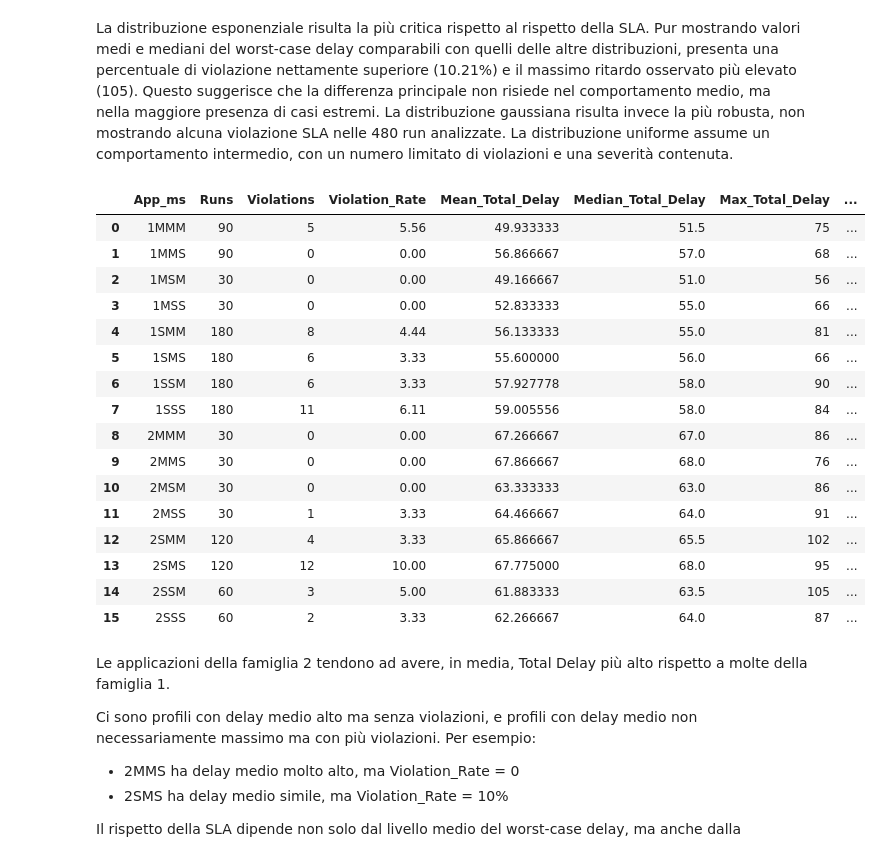
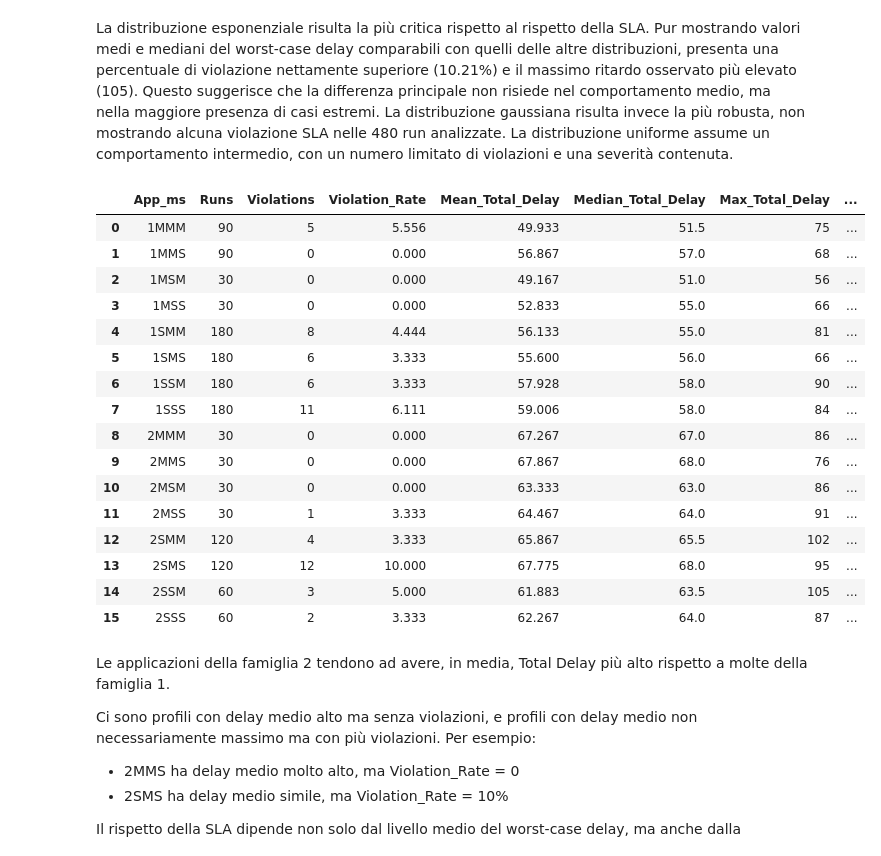
Before and after one commit to Damiano-Gilodi/EdgeSimPy-CAVIA, a Jupyter notebook: analysis/02_analysis_sla_data_user.ipynb, the cells around one changed output. Cells and saved outputs as stored; diff of their text form; code cells hidden in the pictures.

```diff
--- a/analysis/02_analysis_sla_data_user.ipynb
+++ b/analysis/02_analysis_sla_data_user.ipynb
@@ -14,5 +18,0 @@ df.head(1)
-# %%
-df['SLA_Margin'] = df['Total Delay'] - df['Delay SLAs']
-df['Violation_Amount'] = df['SLA_Margin'].clip(lower=0)
-df['SLA_Violation_Int'] = df['SLA_Violation'].astype(int)
-df.head()
@@ -72,37 +98,26 @@ dist_summary
 La distribuzione esponenziale risulta la più critica rispetto al rispetto della SLA. Pur mostrando valori medi e mediani del worst-case delay comparabili con quelli delle altre distribuzioni, presenta una percentuale di violazione nettamente superiore (10.21%) e il massimo ritardo osservato più elevato (105). Questo suggerisce che la differenza principale non risiede nel comportamento medio, ma nella maggiore presenza di casi estremi.
 La distribuzione gaussiana risulta invece la più robusta, non mostrando alcuna violazione SLA nelle 480 run analizzate. La distribuzione uniforme assume un comportamento intermedio, con un numero limitato di violazioni e una severità contenuta.
 # %%
-app_summary = df.groupby('App_ms').agg(
-        Runs=('Run', 'count'),
-        Violations=('SLA_Violation', 'sum'),
-        Violation_Rate=('SLA_Violation', 'mean'),
-        Mean_Total_Delay=('Total Delay', 'mean'),
-        Median_Total_Delay=('Total Delay', 'median'),
-        Max_Total_Delay=('Total Delay', 'max'),
-        Mean_Violation_Amount=('Violation_Amount', 'mean'),
-        Max_Violation_Amount=('Violation_Amount', 'max')
-    ).reset_index()
-
-app_summary['Violation_Rate'] = (app_summary['Violation_Rate'] * 100).round(2)
+app_summary = build_sla_summary(df, 'App_ms')
 app_summary
 # %% [output]
 |  | App_ms | Runs | Violations | Violation_Rate | Mean_Total_Delay | Median_Total_Delay | Max_Total_Delay | ... |
-| 0 | 1MMM | 90 | 5 | 5.56 | 49.933333 | 51.5 | 75 | ... |
-| 1 | 1MMS | 90 | 0 | 0.00 | 56.866667 | 57.0 | 68 | ... |
-| 2 | 1MSM | 30 | 0 | 0.00 | 49.166667 | 51.0 | 56 | ... |
-| 3 | 1MSS | 30 | 0 | 0.00 | 52.833333 | 55.0 | 66 | ... |
-| 4 | 1SMM | 180 | 8 | 4.44 | 56.133333 | 55.0 | 81 | ... |
-| 5 | 1SMS | 180 | 6 | 3.33 | 55.600000 | 56.0 | 66 | ... |
-| 6 | 1SSM | 180 | 6 | 3.33 | 57.927778 | 58.0 | 90 | ... |
-| 7 | 1SSS | 180 | 11 | 6.11 | 59.005556 | 58.0 | 84 | ... |
-| 8 | 2MMM | 30 | 0 | 0.00 | 67.266667 | 67.0 | 86 | ... |
-| 9 | 2MMS | 30 | 0 | 0.00 | 67.866667 | 68.0 | 76 | ... |
-| 10 | 2MSM | 30 | 0 | 0.00 | 63.333333 | 63.0 | 86 | ... |
-| 11 | 2MSS | 30 | 1 | 3.33 | 64.466667 | 64.0 | 91 | ... |
-| 12 | 2SMM | 120 | 4 | 3.33 | 65.866667 | 65.5 | 102 | ... |
-| 13 | 2SMS | 120 | 12 | 10.00 | 67.775000 | 68.0 | 95 | ... |
-| 14 | 2SSM | 60 | 3 | 5.00 | 61.883333 | 63.5 | 105 | ... |
-| 15 | 2SSS | 60 | 2 | 3.33 | 62.266667 | 64.0 | 87 | ... |
+| 0 | 1MMM | 90 | 5 | 5.556 | 49.933 | 51.5 | 75 | ... |
+| 1 | 1MMS | 90 | 0 | 0.000 | 56.867 | 57.0 | 68 | ... |
+| 2 | 1MSM | 30 | 0 | 0.000 | 49.167 | 51.0 | 56 | ... |
+| 3 | 1MSS | 30 | 0 | 0.000 | 52.833 | 55.0 | 66 | ... |
+| 4 | 1SMM | 180 | 8 | 4.444 | 56.133 | 55.0 | 81 | ... |
+| 5 | 1SMS | 180 | 6 | 3.333 | 55.600 | 56.0 | 66 | ... |
+| 6 | 1SSM | 180 | 6 | 3.333 | 57.928 | 58.0 | 90 | ... |
+| 7 | 1SSS | 180 | 11 | 6.111 | 59.006 | 58.0 | 84 | ... |
+| 8 | 2MMM | 30 | 0 | 0.000 | 67.267 | 67.0 | 86 | ... |
+| 9 | 2MMS | 30 | 0 | 0.000 | 67.867 | 68.0 | 76 | ... |
+| 10 | 2MSM | 30 | 0 | 0.000 | 63.333 | 63.0 | 86 | ... |
+| 11 | 2MSS | 30 | 1 | 3.333 | 64.467 | 64.0 | 91 | ... |
+| 12 | 2SMM | 120 | 4 | 3.333 | 65.867 | 65.5 | 102 | ... |
+| 13 | 2SMS | 120 | 12 | 10.000 | 67.775 | 68.0 | 95 | ... |
+| 14 | 2SSM | 60 | 3 | 5.000 | 61.883 | 63.5 | 105 | ... |
+| 15 | 2SSS | 60 | 2 | 3.333 | 62.267 | 64.0 | 87 | ... |
 # %% [markdown]
 Le applicazioni della famiglia 2 tendono ad avere, in media, Total Delay più alto rispetto a molte della famiglia 1.
 
```
Also changed, not shown: parts of 8 cells of this notebook, 2 other files.
